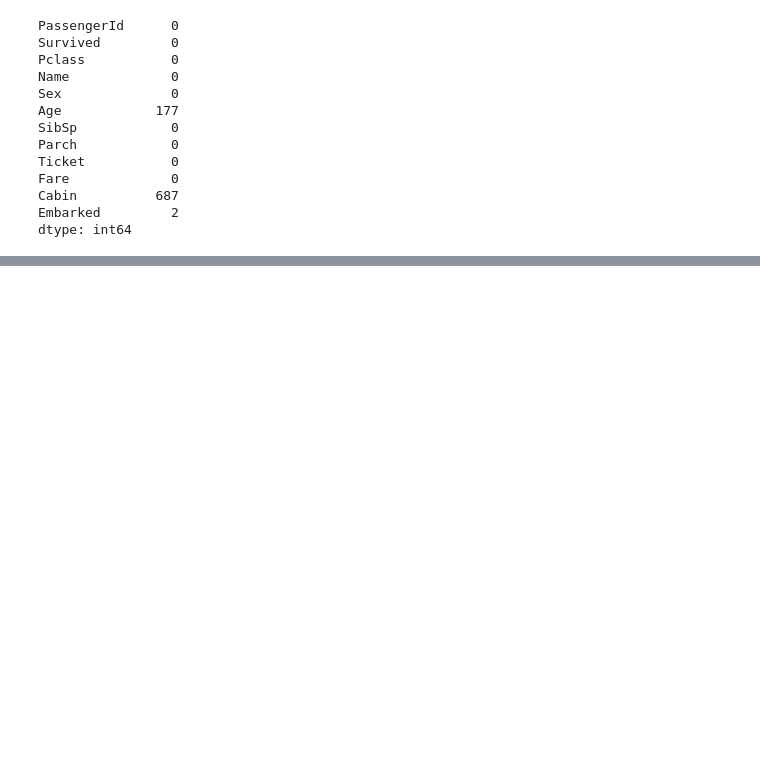
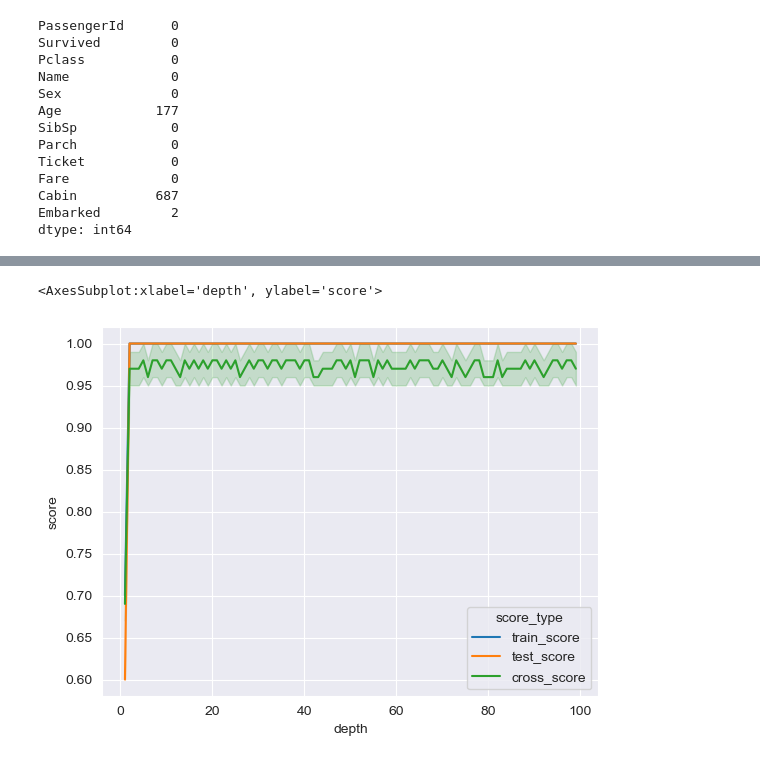
Before and after one commit to Outsider-corp/machine_learning_jupyter, a Jupyter notebook: trees.ipynb, the cells around one changed output, grey strips where cells are left out. Saved outputs shown, nothing was run; the diff lists cells and outputs as text; code cells hidden in the pictures; blank space fills up the shorter version.

```diff
--- a/trees.ipynb
+++ b/trees.ipynb
@@ -59,0 +156,26 @@ X
+# %%
+np.random.seed(0)
+iris_train = pd.read_csv("train_iris.csv")
+X_train = iris_train.drop("species", axis=1)
+y_train = iris_train["species"]
+
+iris_test = pd.read_csv("test_iris.csv")
+X_test = iris_test.drop("species", axis=1)
+y_test = iris_test["species"]
+max_depthes = range(1, 100)
+
+iris_df = pd.DataFrame()
+# %%
+for i in max_depthes:
+    iris_clf = tree.DecisionTreeClassifier(criterion="entropy", max_depth=i)
+    iris_clf.fit(X_train, y_train)
+    train_score = iris_clf.score(X_train, y_train)
+    test_score = iris_clf.score(X_test, y_test)
+
+    cross_score = cross_val_score(iris_clf, X_train, y_train, cv=5)
+
+    temp_df = pd.DataFrame(
+        {"depth": i, "train_score": train_score, "test_score": test_score, "cross_score": cross_score})
+    iris_df = iris_df.append(temp_df)
+# %%
+iris_df = pd.melt(iris_df,id_vars=["depth"], value_vars=["train_score", "test_score", "cross_score"], var_name="score_type", value_name="score")
@@ -59,0 +198,5 @@ X
+# %%
+sns.lineplot(x="depth", y="score", hue="score_type", data=iris_df)
+# %% [output]
+<AxesSubplot:xlabel='depth', ylabel='score'>
+[figure, added]
```
Also changed, not shown: parts of 25 cells of this notebook, 1 other file.
